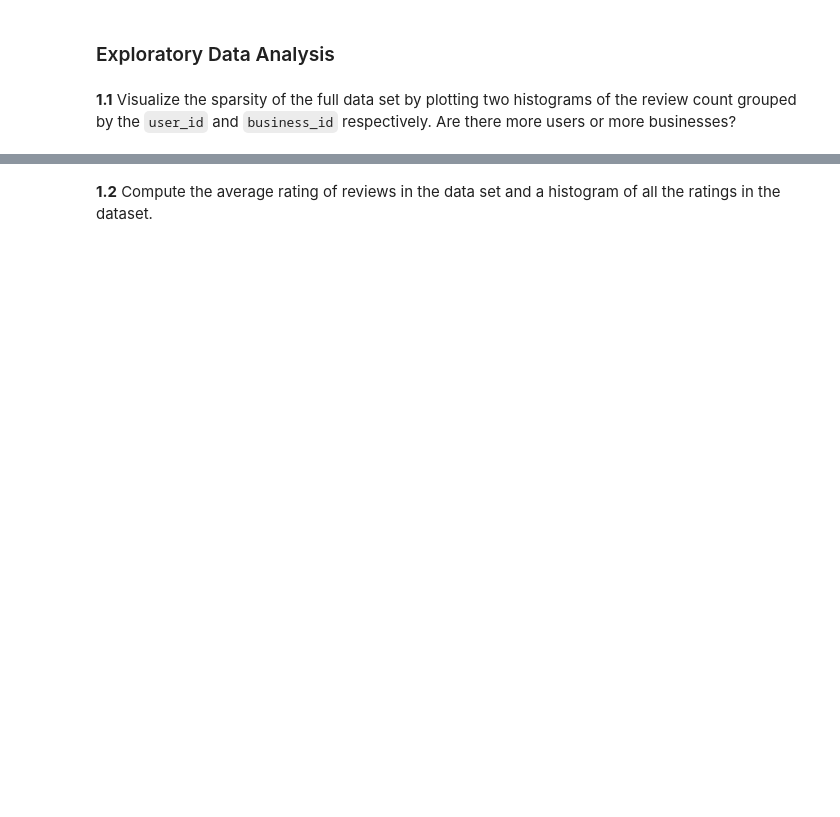
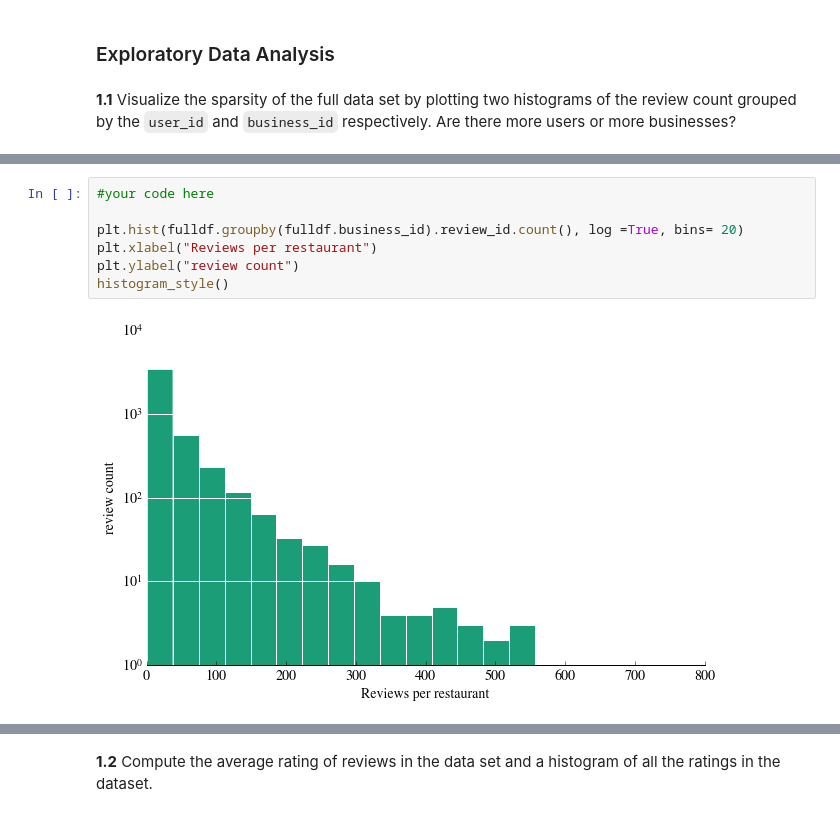
Before and after one commit to xpmanoj/content, a Jupyter notebook: HW4.ipynb, the cells around one changed output, grey strips where cells are left out. Saved outputs shown, nothing was run; the diff lists cells and outputs as text; blank space fills up the shorter version.

```diff
--- a/HW4.ipynb
+++ b/HW4.ipynb
@@ -191,0 +236,9 @@ Lets implement this simpler global recommender first.
+# %%
+#your code here
+
+plt.hist(fulldf.groupby(fulldf.business_id).review_id.count(), log =True, bins= 20)
+plt.xlabel("Reviews per restaurant")
+plt.ylabel("review count")
+histogram_style()
+# %% [output]
+[figure, added]
```
Also changed, not shown: parts of 55 cells of this notebook, 6 other files.
